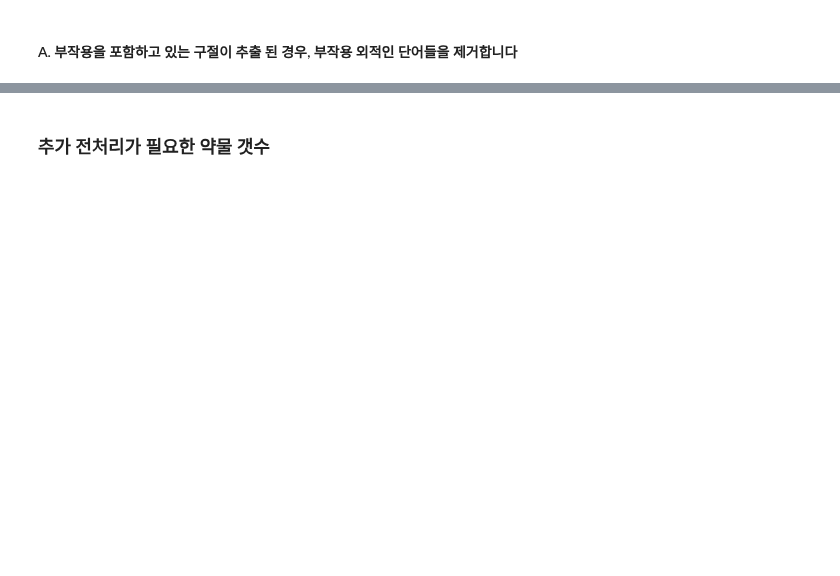
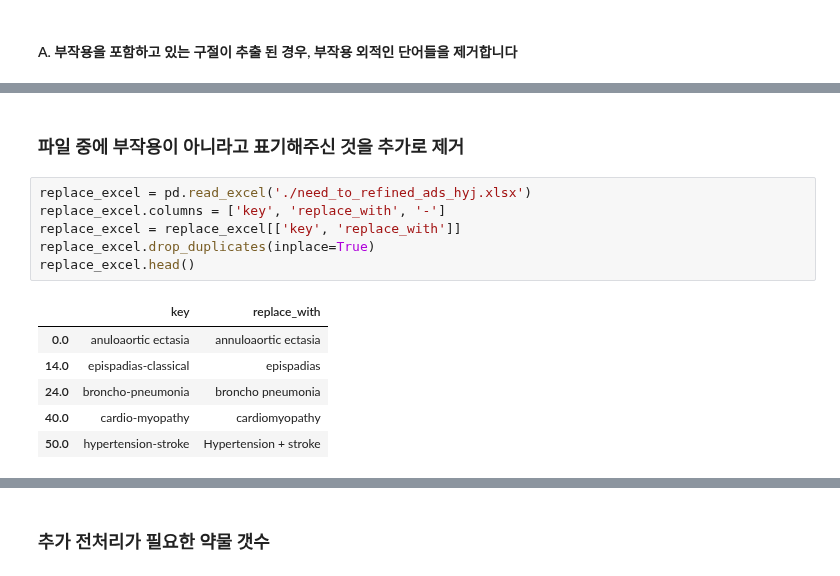
Before and after one commit to joyce04/NLP_N_Graph, a Jupyter notebook: preprocess_evaluate/ad_cleansing.ipynb, the cells around one changed output, grey strips where cells are left out. Drawn from its saved outputs; the diff is of its cells as text; blank space fills up the shorter version.

```diff
--- a/preprocess_evaluate/ad_cleansing.ipynb
+++ b/preprocess_evaluate/ad_cleansing.ipynb
@@ -117,3 +212,18 @@ ads = ads.reset_index(drop=True)
+# %% [markdown]
+### 파일 중에 부작용이 아니라고 표기해주신 것을 추가로 제거
+# %%
+replace_excel = pd.read_excel('./need_to_refined_ads_hyj.xlsx')
+replace_excel.columns = ['key', 'replace_with', '-']
+replace_excel = replace_excel[['key', 'replace_with']]
+replace_excel.drop_duplicates(inplace=True)
+replace_excel.head()
+# %% [output]
+|  | key | replace_with |
+| 0.0 | anuloaortic ectasia | annuloaortic ectasia |
+| 14.0 | epispadias-classical | epispadias |
+| 24.0 | broncho-pneumonia | broncho pneumonia |
+| 40.0 | cardio-myopathy | cardiomyopathy |
+| 50.0 | hypertension-stroke | Hypertension + stroke |
 # %%
 ads.shape
 # %% [output]
```
Also changed, not shown: parts of 59 cells of this notebook.
